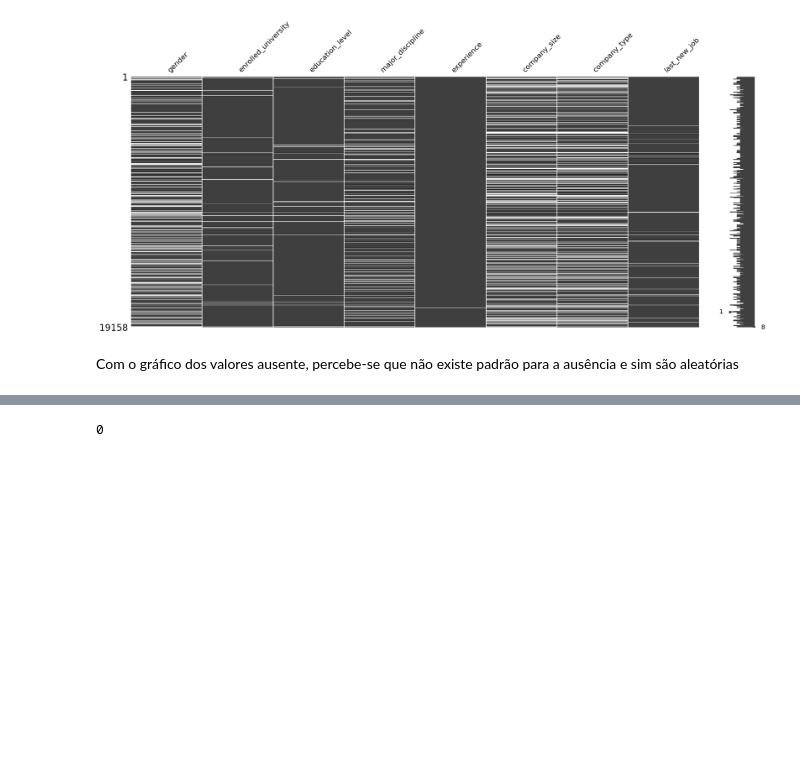
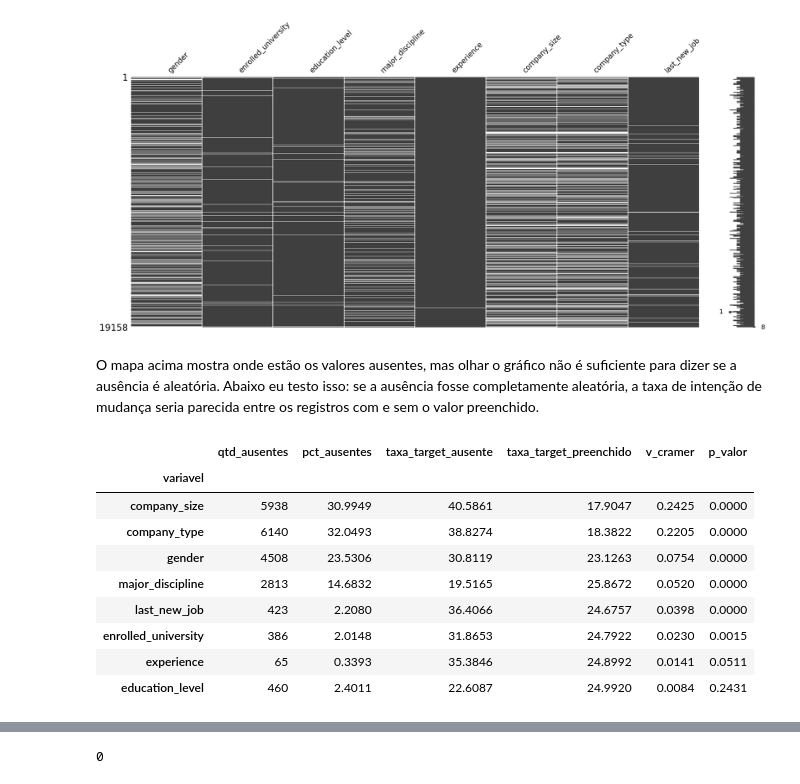
Before and after one commit to natoawayrj/Initial-HR-Analytics-project, a Jupyter notebook: ProjetoRH.ipynb, the cells around one changed output, grey strips where cells are left out. Drawn from its saved outputs; the diff is of its cells as text; code cells hidden in the pictures; blank space fills up the shorter version.

```diff
--- a/ProjetoRH.ipynb
+++ b/ProjetoRH.ipynb
@@ -80,7 +86,7 @@ if not sys.warnoptions:
 ## Carregando dados
 # %%
 ##carregando dataset
-df = pd.read_csv("dataset/aug_train.csv")
+df = pd.read_csv("dataset/raw/aug_train.csv")
 # %%
 #shape para saber se faltou alguma coisa do original
 df.shape
@@ -557,4 +563,33 @@ if df.isna().any(axis = None):
 # %% [output]
 [figure]
 # %% [markdown]
-Com o gráfico dos valores ausente, percebe-se que não existe padrão para a ausência e sim são aleatórias
+O mapa acima mostra onde estão os valores ausentes, mas olhar o gráfico não é suficiente para dizer se a ausência é aleatória.
+Abaixo eu testo isso: se a ausência fosse completamente aleatória, a taxa de intenção de mudança seria parecida
+entre os registros com e sem o valor preenchido.
+# %%
+# Testando se a ausência de cada variável está associada ao target
+resultado = []
+for col in df.columns[df.isna().any()]:
+    ausente = df[col].isna()
+    tabela = pd.crosstab(ausente, df['target'])
+    chi2, p_valor, _, _ = chi2_contingency(tabela, correction = False)
+    resultado.append({'variavel': col,
+                      'qtd_ausentes': ausente.sum(),
+                      'pct_ausentes': ausente.mean() * 100,
+                      'taxa_target_ausente': df.loc[ausente, 'target'].mean() * 100,
+                      'taxa_target_preenchido': df.loc[~ausente, 'target'].mean() * 100,
+                      'v_cramer': np.sqrt(chi2 / tabela.values.sum()),
+                      'p_valor': p_valor})
+
+pd.DataFrame(resultado).set_index('variavel').sort_values('v_cramer', ascending = False).round(4)
+# %% [output]
+|  | qtd_ausentes | pct_ausentes | taxa_target_ausente | taxa_target_preenchido | v_cramer | p_valor |
+| variavel |  |  |  |  |  |  |
+| company_size | 5938 | 30.9949 | 40.5861 | 17.9047 | 0.2425 | 0.0000 |
+| company_type | 6140 | 32.0493 | 38.8274 | 18.3822 | 0.2205 | 0.0000 |
+| gender | 4508 | 23.5306 | 30.8119 | 23.1263 | 0.0754 | 0.0000 |
+| major_discipline | 2813 | 14.6832 | 19.5165 | 25.8672 | 0.0520 | 0.0000 |
+| last_new_job | 423 | 2.2080 | 36.4066 | 24.6757 | 0.0398 | 0.0000 |
+| enrolled_university | 386 | 2.0148 | 31.8653 | 24.7922 | 0.0230 | 0.0015 |
+| experience | 65 | 0.3393 | 35.3846 | 24.8992 | 0.0141 | 0.0511 |
+| education_level | 460 | 2.4011 | 22.6087 | 24.9920 | 0.0084 | 0.2431 |
```
Also changed, not shown: parts of 30 cells of this notebook, 5 other files.
